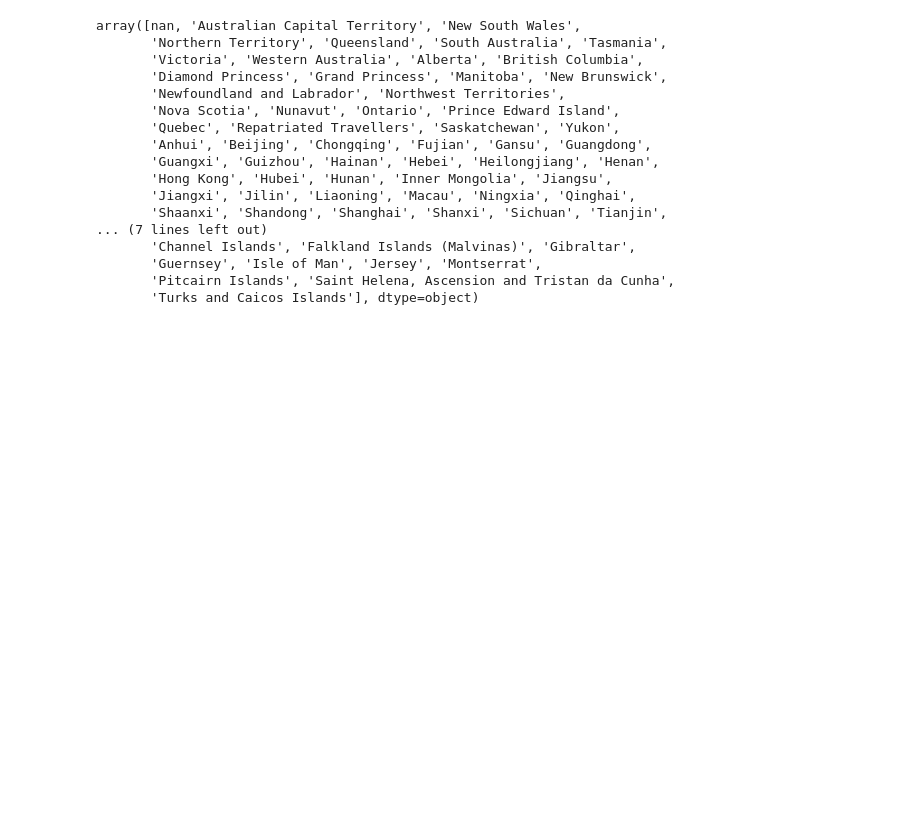
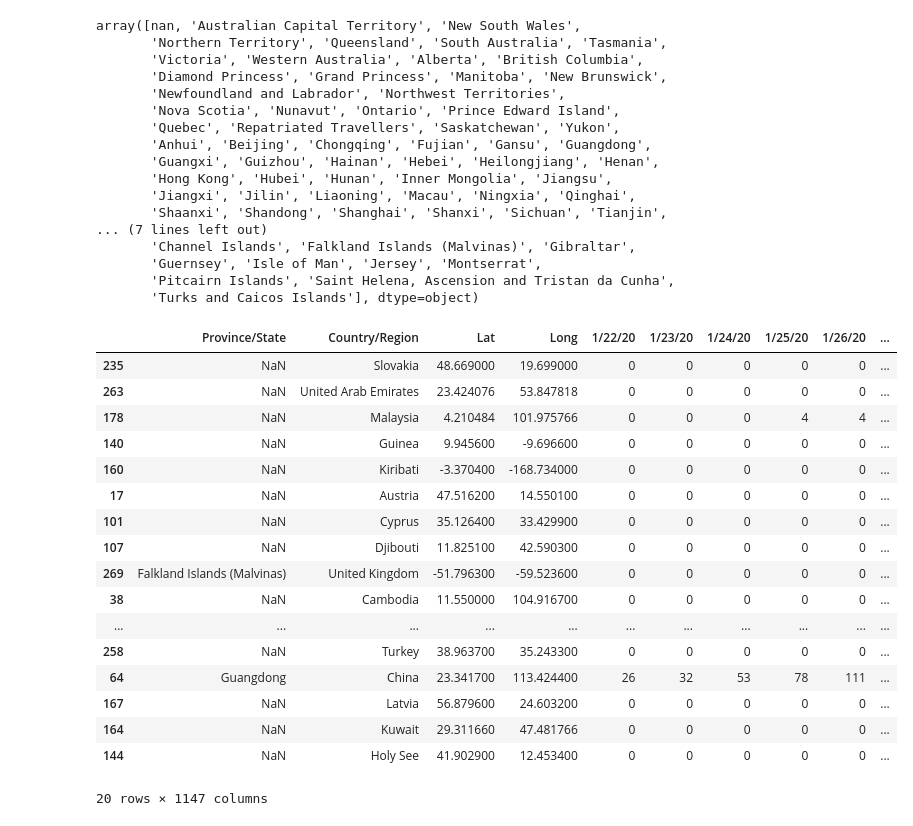
Before and after one commit to renatamontanhana/Analise_de_Dados_Saude_1, a Jupyter notebook: Data_Science_e_Saude.ipynb, the cells around one changed output. Drawn from its saved outputs; the diff is of its cells as text; code cells hidden in the pictures; blank space fills up the shorter version.

```diff
--- a/Data_Science_e_Saude.ipynb
+++ b/Data_Science_e_Saude.ipynb
@@ -91,3 +91,24 @@ array([nan, 'Australian Capital Territory', 'New South Wales',
        'Guernsey', 'Isle of Man', 'Jersey', 'Montserrat',
        'Pitcairn Islands', 'Saint Helena, Ascension and Tristan da Cunha',
        'Turks and Caicos Islands'], dtype=object)
+# %%
+confirmed.sample(20)
+# %% [output]
+|  | Province/State | Country/Region | Lat | Long | 1/22/20 | 1/23/20 | 1/24/20 | 1/25/20 | 1/26/20 | ... |
+| 235 | NaN | Slovakia | 48.669000 | 19.699000 | 0 | 0 | 0 | 0 | 0 | ... |
+| 263 | NaN | United Arab Emirates | 23.424076 | 53.847818 | 0 | 0 | 0 | 0 | 0 | ... |
+| 178 | NaN | Malaysia | 4.210484 | 101.975766 | 0 | 0 | 0 | 4 | 4 | ... |
+| 140 | NaN | Guinea | 9.945600 | -9.696600 | 0 | 0 | 0 | 0 | 0 | ... |
+| 160 | NaN | Kiribati | -3.370400 | -168.734000 | 0 | 0 | 0 | 0 | 0 | ... |
+| 17 | NaN | Austria | 47.516200 | 14.550100 | 0 | 0 | 0 | 0 | 0 | ... |
+| 101 | NaN | Cyprus | 35.126400 | 33.429900 | 0 | 0 | 0 | 0 | 0 | ... |
+| 107 | NaN | Djibouti | 11.825100 | 42.590300 | 0 | 0 | 0 | 0 | 0 | ... |
+| 269 | Falkland Islands (Malvinas) | United Kingdom | -51.796300 | -59.523600 | 0 | 0 | 0 | 0 | 0 | ... |
+| 38 | NaN | Cambodia | 11.550000 | 104.916700 | 0 | 0 | 0 | 0 | 0 | ... |
+| ... | ... | ... | ... | ... | ... | ... | ... | ... | ... | ... |
+| 258 | NaN | Turkey | 38.963700 | 35.243300 | 0 | 0 | 0 | 0 | 0 | ... |
+| 64 | Guangdong | China | 23.341700 | 113.424400 | 26 | 32 | 53 | 78 | 111 | ... |
+| 167 | NaN | Latvia | 56.879600 | 24.603200 | 0 | 0 | 0 | 0 | 0 | ... |
+| 164 | NaN | Kuwait | 29.311660 | 47.481766 | 0 | 0 | 0 | 0 | 0 | ... |
+| 144 | NaN | Holy See | 41.902900 | 12.453400 | 0 | 0 | 0 | 0 | 0 | ... |
+20 rows × 1147 columns
```
Also changed, not shown: parts of 10 cells of this notebook.
